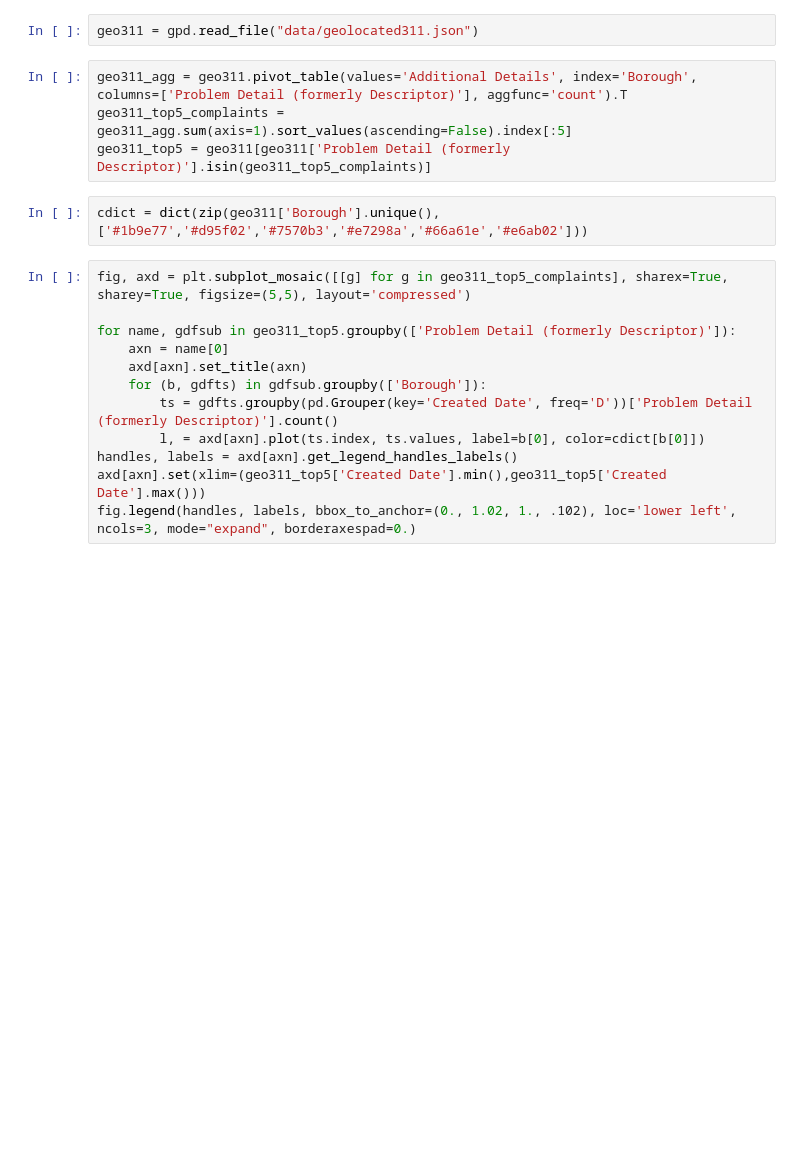
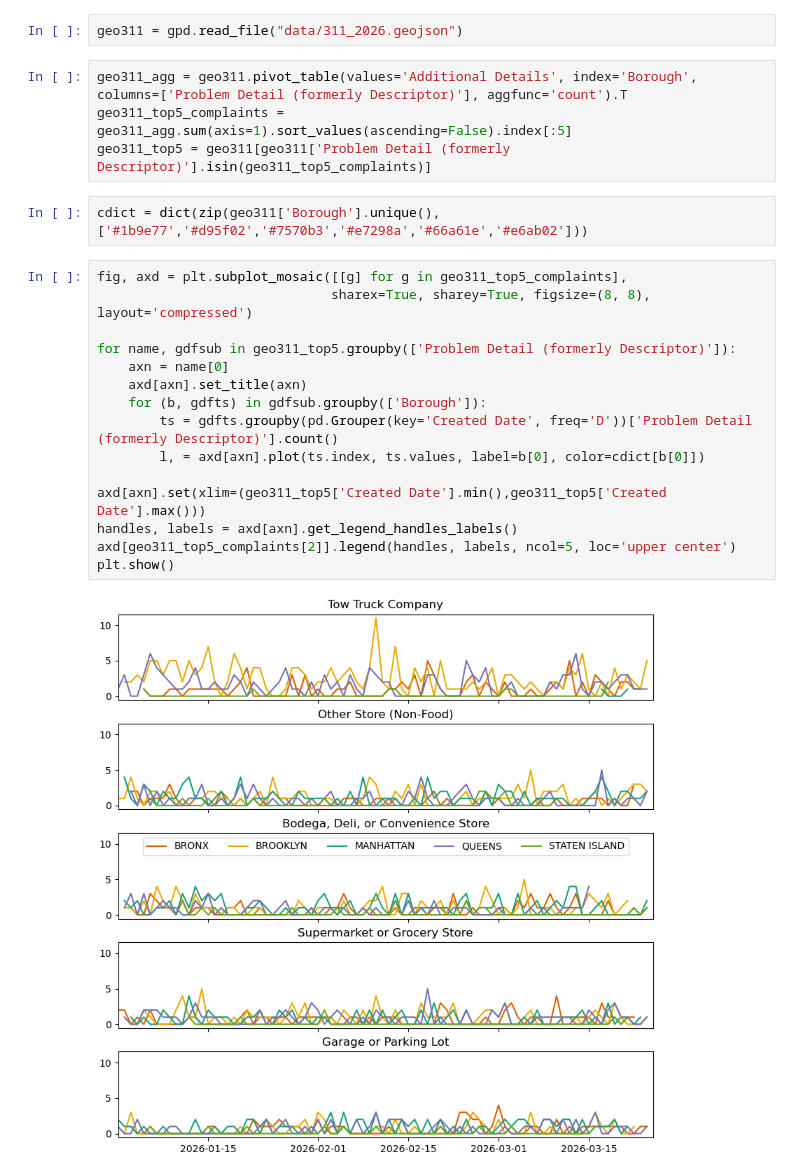
Before and after one commit to story645/odwny2026, a Jupyter notebook: content/n3_interactive.ipynb, the cells around one changed output. Saved outputs shown, nothing was run; the diff lists cells and outputs as text; blank space fills up the shorter version.

```diff
--- a/content/n3_interactive.ipynb
+++ b/content/n3_interactive.ipynb
@@ -7,7 +9,7 @@ import matplotlib.animation as animation
 
 import pandas.plotting._matplotlib.converter as pdtc
 # %%
-geo311 = gpd.read_file("data/geolocated311.json")
+geo311 = gpd.read_file("data/311_2026.geojson")
 # %%
 geo311_agg = geo311.pivot_table(values='Additional Details', index='Borough', columns=['Problem Detail (formerly Descriptor)'], aggfunc='count').T
 geo311_top5_complaints = geo311_agg.sum(axis=1).sort_values(ascending=False).index[:5]
@@ -15,15 +17,20 @@ geo311_top5 = geo311[geo311['Problem Detail (formerly Descriptor)'].isin(geo311_
 # %%
 cdict = dict(zip(geo311['Borough'].unique(), ['#1b9e77','#d95f02','#7570b3','#e7298a','#66a61e','#e6ab02']))
 # %%
-fig, axd = plt.subplot_mosaic([[g] for g in geo311_top5_complaints], sharex=True, sharey=True, figsize=(5,5), layout='compressed')
+fig, axd = plt.subplot_mosaic([[g] for g in geo311_top5_complaints],
+                              sharex=True, sharey=True, figsize=(8, 8), layout='compressed')
 
 for name, gdfsub in geo311_top5.groupby(['Problem Detail (formerly Descriptor)']):
     axn = name[0]
     axd[axn].set_title(axn)
     for (b, gdfts) in gdfsub.groupby(['Borough']):
         ts = gdfts.groupby(pd.Grouper(key='Created Date', freq='D'))['Problem Detail (formerly Descriptor)'].count()
         l, = axd[axn].plot(ts.index, ts.values, label=b[0], color=cdict[b[0]])
+
+axd[axn].set(xlim=(geo311_top5['Created Date'].min(),geo311_top5['Created Date'].max()))
 handles, labels = axd[axn].get_legend_handles_labels()
-axd[axn].set(xlim=(geo311_top5['Created Date'].min(),geo311_top5['Created Date'].max()))
-fig.legend(handles, labels, bbox_to_anchor=(0., 1.02, 1., .102), loc='lower left', ncols=3, mode="expand", borderaxespad=0.)
+axd[geo311_top5_complaints[2]].legend(handles, labels, ncol=5, loc='upper center')
+plt.show()
+# %% [output]
+[figure, added]
 # %%
```
Also changed, not shown: parts of 5 cells of this notebook.
